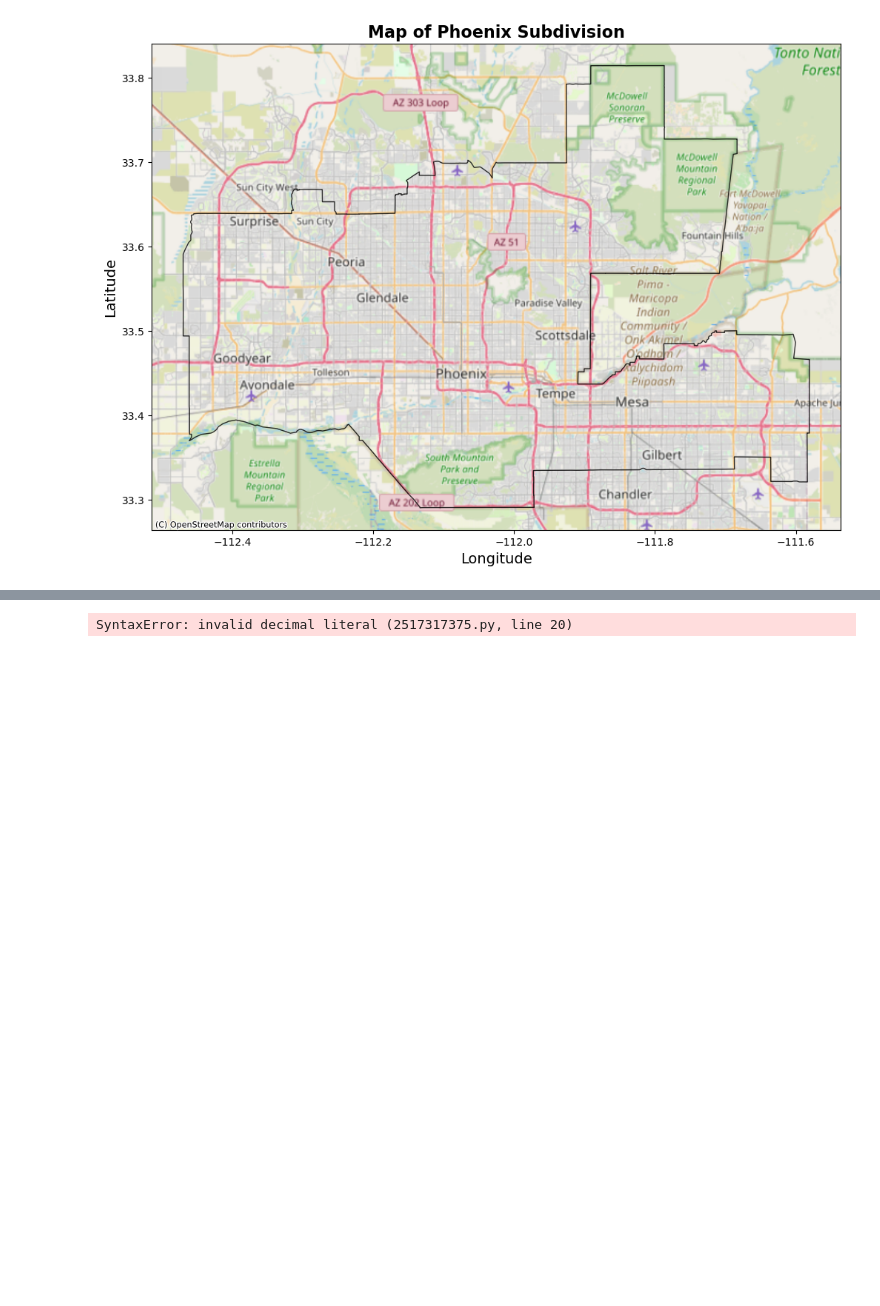
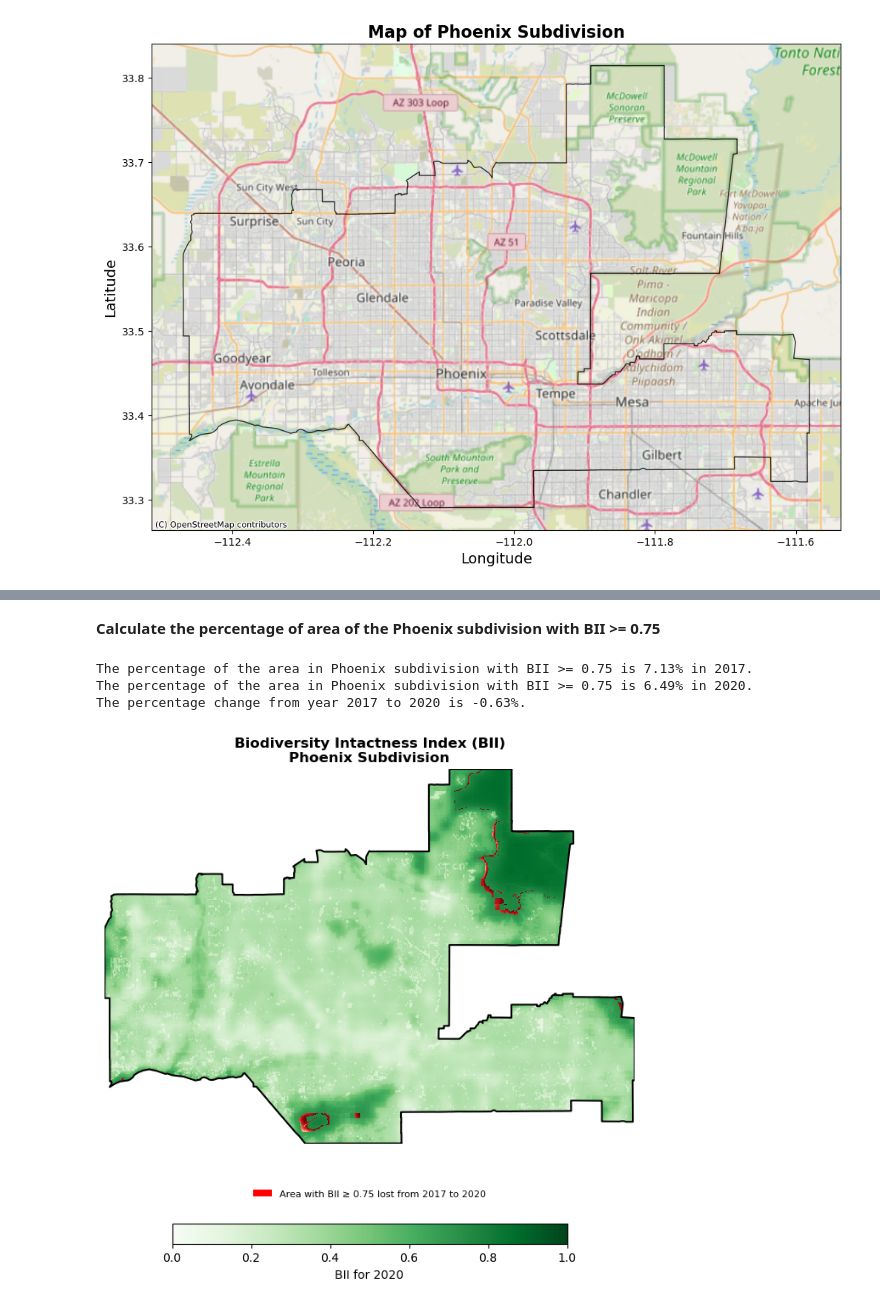
Before and after one commit to aakriti-poudel-chhetri/biodiversity-intactness-index-phoenix, a Jupyter notebook: bii-phoenix.ipynb, the cells around one changed output, grey strips where cells are left out. Cells and saved outputs as stored; diff of their text form; code cells hidden in the pictures; blank space fills up the shorter version.

```diff
--- a/bii-phoenix.ipynb
+++ b/bii-phoenix.ipynb
@@ -287,3 +277,5 @@ plt.show()
+# %% [markdown]
+**Calculate the percentage of area of the Phoenix subdivision with BII >= 0.75**
 # %%
 # Extract the area with BII >= 0.75 for both rasters
 bii2017_filtered = raster2017_clip >= 0.75
@@ -302,8 +294,46 @@ percentage_2017 = (bii2017_filtered_count / count_2017) * 100
 percentage_2020 = (bii2020_filtered_count / count_2020) * 100
 
 # Print results
-print(f"The percentage of the area in Phoenix subdivision with BII >= 0.75 is : {percentage_2017:.2f}% in 2017.")
-print(f"The percentage of the area in Phoenix subdivision with BII >= 0.75 is : {percentage_2020:.2f}% in 2020.")
-print(f"The percentage change from year 2017 to 2020 is: {percentage_2017 - percentage_2020.2f}%.")
+print(f"The percentage of the area in Phoenix subdivision with BII >= 0.75 is {percentage_2017:.2f}% in 2017.")
+print(f"The percentage of the area in Phoenix subdivision with BII >= 0.75 is {percentage_2020:.2f}% in 2020.")
+print(f"The percentage change from year 2017 to 2020 is {percentage_2020 - percentage_2017:.2f}%.")
 # %% [output]
-SyntaxError: invalid decimal literal (2517317375.py, line 20)
+The percentage of the area in Phoenix subdivision with BII >= 0.75 is 7.13% in 2017.
+The percentage of the area in Phoenix subdivision with BII >= 0.75 is 6.49% in 2020.
+The percentage change from year 2017 to 2020 is -0.63%.
+# %%
+# Areas that had BII >= 0.75 in 2017 but lost it by 2020
+bii_loss = bii2017_filtered & (~bii2020_filtered)
+
+fig, ax = plt.subplots(figsize=(12, 10))
+
+# Plot 2020 BII
+raster2020_clip.plot(ax=ax, cmap='Greens', vmin=0, vmax=1, cbar_kwargs={'label': 'BII for 2020',
+                                  'shrink': 0.5,
+                                  'orientation': 'horizontal',
+                                  'pad': 0.15})
+
+# Overlay areas that lost BII >= 0.75 in red
+bii_loss_area= raster2020_clip.where(bii_loss)
+bii_loss_area.plot(ax=ax, cmap='Reds', add_colorbar=False, alpha=1)
+
+# Add Phoenix boundary
+phoenix_rpj.boundary.plot(ax=ax, color='black', linewidth=1.5)
+
+# Turn off axis box
+ax.axis('off')
+
+# Set title, and x aand y axis labels
+ax.set_title('Biodiversity Intactness Index (BII)\nPhoenix Subdivision', fontsize=12, fontweight='bold')
+ax.set_xlabel('')
+ax.set_ylabel('')
+
+# Add legend outside the plot
+legend_elements = [Patch(facecolor='red', label='Area with BII ≥ 0.75 lost from 2017 to 2020')]
+ax.legend(handles=legend_elements, loc='upper center', bbox_to_anchor=(0.5, -0.10), fontsize=8, frameon=False)
+
+# Adjust layout with extra space at bottom
+plt.subplots_adjust(bottom=0.25)
+plt.show()
+# %% [output]
+[figure, added]
```
Also changed, not shown: parts of 13 cells of this notebook.
